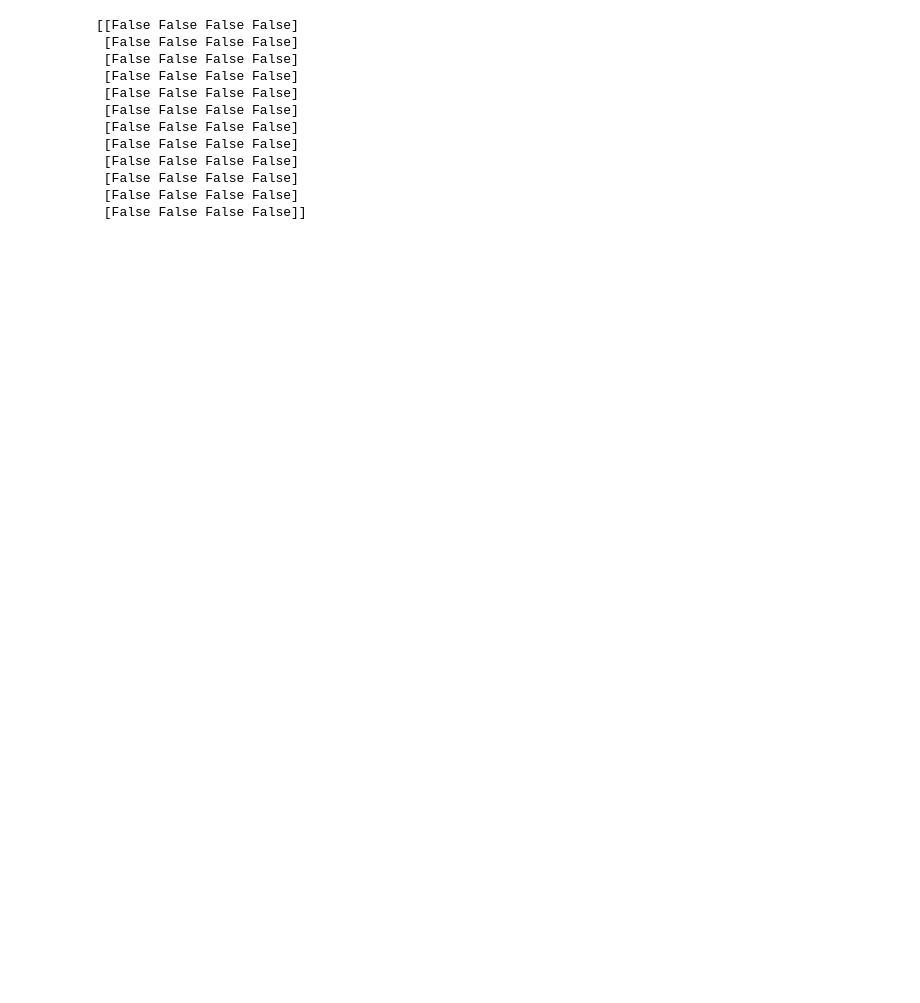
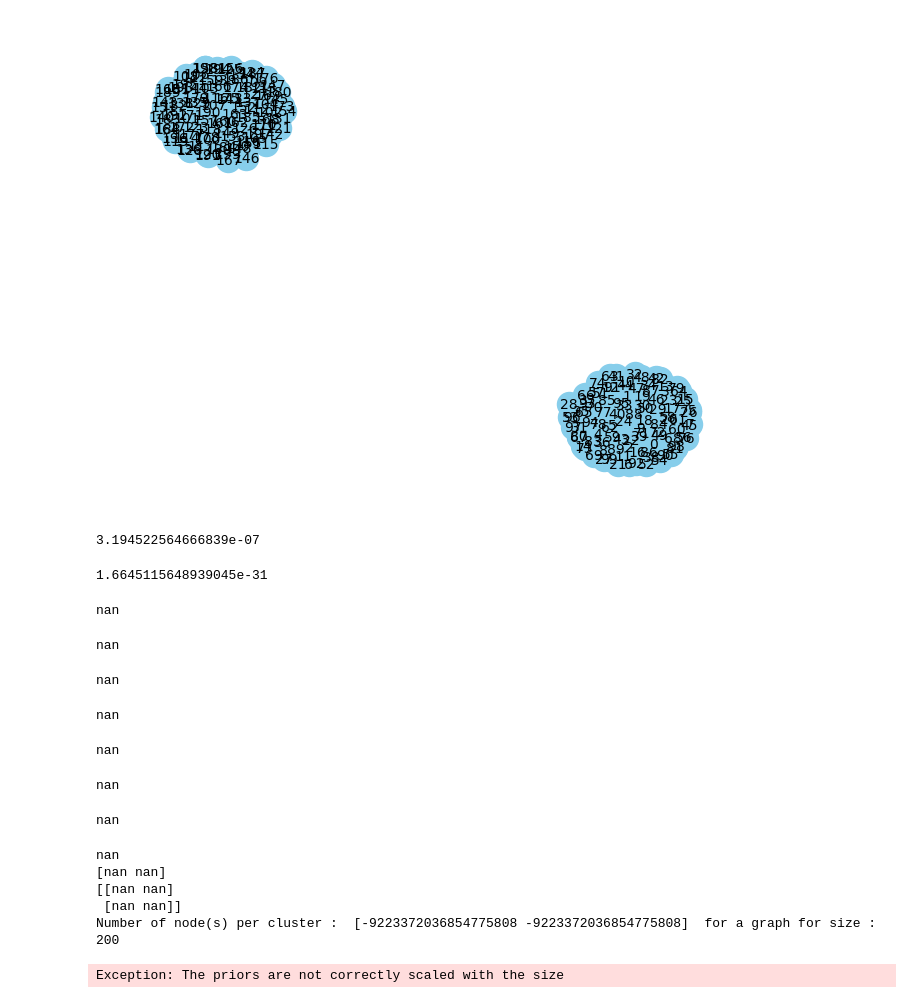
Before and after one commit to ElSacho/Mixture4graph, a Jupyter notebook: test.ipynb, the cells around one changed output. Saved outputs shown, nothing was run; the diff lists cells and outputs as text; code cells hidden in the pictures; blank space fills up the shorter version.

```diff
--- a/test.ipynb
+++ b/test.ipynb
@@ -84 +84,33 @@ show_graph(graph)
+# %%
+size = 200
+pi = np.array([[1,0],[0,1]])
+priors = np.array([100,100])
+priors = priors/size
+graph = generator.generate(size, pi, priors)
+show_graph(graph)
+
+solver = Solver()
+priors, pi = solver.EM_algorithm(graph, 2, n_iter=10)
+print(priors)
+print(pi)
+
+graph = generator.generate(size, pi, priors)
+show_graph(graph)
+# %% [output]
+[figure, added]
+3.194522564666839e-07
+1.6645115648939045e-31
+nan
+nan
+nan
+nan
+nan
+nan
+nan
+nan
+[nan nan]
+[[nan nan]
+ [nan nan]]
+Number of node(s) per cluster :  [-9223372036854775808 -9223372036854775808]  for a graph for size :  200
+Exception: The priors are not correctly scaled with the size
 # %%
@@ -172,17 +193,0 @@ solver = Solver()
-# %%
-tau1 = solver.fixed_point_function(tau, graph_edges, priors, pi)
-tau2 = solver.fixed_point_function2(tau, graph_edges, priors, pi)
-print(tau1==tau2)
-# %% [output]
-[[False False False False]
- [False False False False]
- [False False False False]
- [False False False False]
- [False False False False]
- [False False False False]
- [False False False False]
- [False False False False]
- [False False False False]
- [False False False False]
- [False False False False]
- [False False False False]]
```
Also changed, not shown: parts of 19 cells of this notebook, 2 other files.
